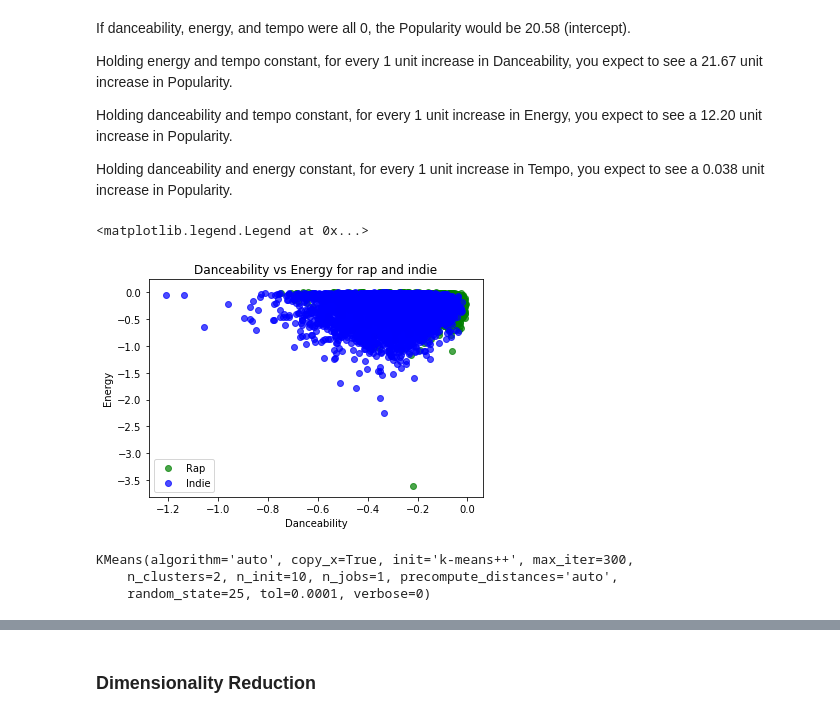
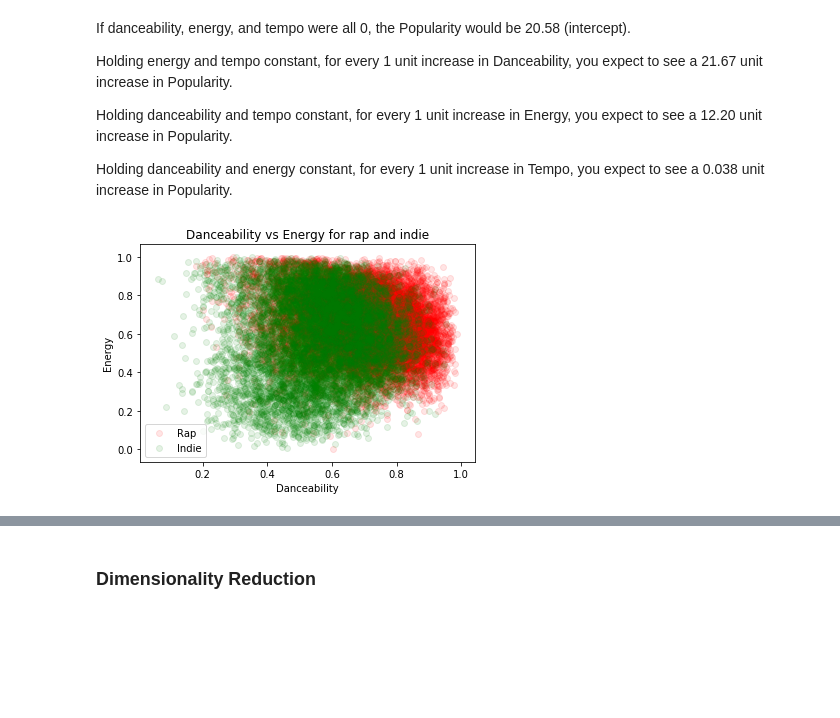
Before and after one commit to jamesjaeyu/SpotifyGenreAnalysis, a Jupyter notebook: FinalProject_group88.ipynb, the cells around one changed output, grey strips where cells are left out. Saved outputs shown, nothing was run; the diff lists cells and outputs as text; code cells hidden in the pictures; blank space fills up the shorter version.

```diff
--- a/FinalProject_group88.ipynb
+++ b/FinalProject_group88.ipynb
@@ -261,7 +243,7 @@ df.loc[df['genre']=='Hip-Hop', 'genre'] = 'Rap'
 We have set all of the songs labeled as Hip-Hop to Rap. However, we now have to deal with the fact that there may be duplicate songs within the genre as many Hip-Hop songs are also labeled as Rap songs.
 # %%
 # Removes duplicate rows with duplicate track ids from rows that are in the rap genre
-df[df['genre']=='Rap'] = df[df['genre']=='Rap'].drop_duplicates(subset='track_id',keep='first')
+df[df['genre']=='Rap'] = df[df['genre']=='Rap'].drop_duplicates(subset='track_id',keep='last')
 # %%
 print("There are", df['genre'].value_counts()['Rap'], "rap songs")
 # %% [output]
@@ -963,15 +947,17 @@ y = df['energy'].as_matrix().reshape(-1,1)
 #print(model.score(X_test, y_test))
 # %%
 # looking at distinctions of attributes between hip-hop and rap genres
-plt.scatter(np.log10(df.danceability[df.genre=='Rap']), np.log10(df.energy[df.genre=='Rap']),
-           c='green', alpha=0.7, label='Rap')
-plt.scatter(np.log10(df.danceability[df.genre=='Indie']), np.log10(df.energy[df.genre=='Indie']),
-           c='blue', alpha=0.7, label='Indie')
+genre1 = 'Rap'
+genre2 = 'Indie'
+plt.scatter(df.danceability[df.genre==genre1], df.energy[df.genre==genre1],
+           c='red', alpha=0.1, label=genre1)
+plt.scatter(df.danceability[df.genre==genre2], df.energy[df.genre==genre2],
+           c='green', alpha=0.1, label=genre2)
 
 plt.title('Danceability vs Energy for rap and indie')
 plt.xlabel('Danceability')
 plt.ylabel('Energy')
 plt.legend()
+plt.show()
 # %% [output]
-<matplotlib.legend.Legend at 0x...>
-[figure, old version]
+[figure, new version]
@@ -986,7 +963,0 @@ data = np.vstack([d1w, d2w]).T
-# %%
-km = KMeans(n_clusters=2, random_state=25)
-km.fit(data)
-# %% [output]
-KMeans(algorithm='auto', copy_x=True, init='k-means++', max_iter=300,
-    n_clusters=2, n_init=10, n_jobs=1, precompute_distances='auto',
-    random_state=25, tol=0.0001, verbose=0)
```
Also changed, not shown: parts of 53 cells of this notebook.
